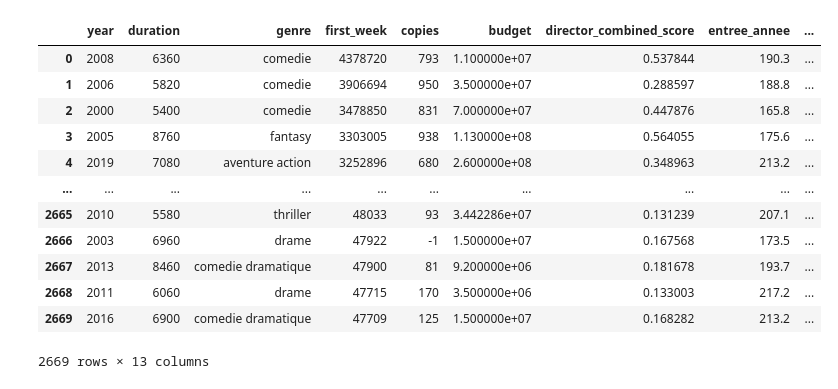
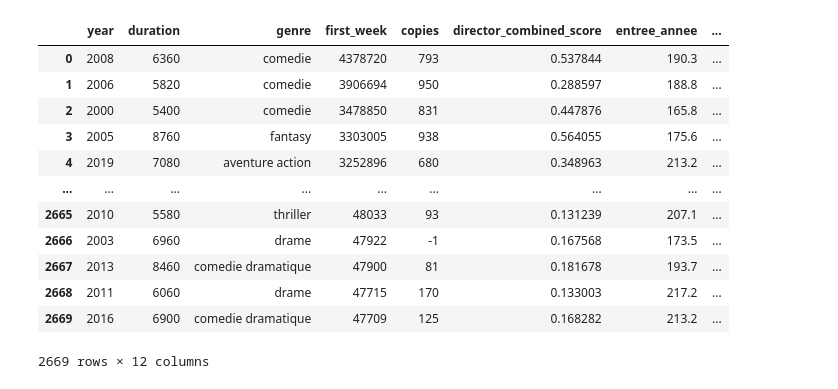
Before and after one commit to AFlo59/Brief_Popularity_Film, a Jupyter notebook: modelisation/model.ipynb, the cells around one changed output. Cells and saved outputs as stored; diff of their text form; code cells hidden in the pictures.

```diff
--- a/modelisation/model.ipynb
+++ b/modelisation/model.ipynb
@@ -15,25 +15,25 @@ set_config(transform_output="pandas")
 # %%
 data_path = "Dataset_analyse.csv"
 df = pd.read_csv(data_path)
 
-df = df.drop(['month','month_name','raw_title','actor_list','total_actor_scores','rating_press','day',"total_spectator",'distributor','classification_country','country','director',"hebdo_rank","first_day","first_weekend","casting","award","lang"], axis=1)
+df = df.drop(['month','month_name','raw_title','actor_list','budget','total_actor_scores','rating_press','day',"total_spectator",'distributor','classification_country','country','director',"hebdo_rank","first_day","first_weekend","casting","award","lang"], axis=1)
 df = df.dropna()
 
 df
 # %% [output]
-|  | year | duration | genre | first_week | copies | budget | director_combined_score | entree_annee | ... |
-| 0 | 2008 | 6360 | comedie | 4378720 | 793 | 1.100000e+07 | 0.537844 | 190.3 | ... |
-| 1 | 2006 | 5820 | comedie | 3906694 | 950 | 3.500000e+07 | 0.288597 | 188.8 | ... |
-| 2 | 2000 | 5400 | comedie | 3478850 | 831 | 7.000000e+07 | 0.447876 | 165.8 | ... |
-| 3 | 2005 | 8760 | fantasy | 3303005 | 938 | 1.130000e+08 | 0.564055 | 175.6 | ... |
-| 4 | 2019 | 7080 | aventure action | 3252896 | 680 | 2.600000e+08 | 0.348963 | 213.2 | ... |
-| ... | ... | ... | ... | ... | ... | ... | ... | ... | ... |
-| 2665 | 2010 | 5580 | thriller | 48033 | 93 | 3.442286e+07 | 0.131239 | 207.1 | ... |
-| 2666 | 2003 | 6960 | drame | 47922 | -1 | 1.500000e+07 | 0.167568 | 173.5 | ... |
-| 2667 | 2013 | 8460 | comedie dramatique | 47900 | 81 | 9.200000e+06 | 0.181678 | 193.7 | ... |
-| 2668 | 2011 | 6060 | drame | 47715 | 170 | 3.500000e+06 | 0.133003 | 217.2 | ... |
-| 2669 | 2016 | 6900 | comedie dramatique | 47709 | 125 | 1.500000e+07 | 0.168282 | 213.2 | ... |
+|  | year | duration | genre | first_week | copies | director_combined_score | entree_annee | ... |
+| 0 | 2008 | 6360 | comedie | 4378720 | 793 | 0.537844 | 190.3 | ... |
+| 1 | 2006 | 5820 | comedie | 3906694 | 950 | 0.288597 | 188.8 | ... |
+| 2 | 2000 | 5400 | comedie | 3478850 | 831 | 0.447876 | 165.8 | ... |
+| 3 | 2005 | 8760 | fantasy | 3303005 | 938 | 0.564055 | 175.6 | ... |
+| 4 | 2019 | 7080 | aventure action | 3252896 | 680 | 0.348963 | 213.2 | ... |
+| ... | ... | ... | ... | ... | ... | ... | ... | ... |
+| 2665 | 2010 | 5580 | thriller | 48033 | 93 | 0.131239 | 207.1 | ... |
+| 2666 | 2003 | 6960 | drame | 47922 | -1 | 0.167568 | 173.5 | ... |
+| 2667 | 2013 | 8460 | comedie dramatique | 47900 | 81 | 0.181678 | 193.7 | ... |
+| 2668 | 2011 | 6060 | drame | 47715 | 170 | 0.133003 | 217.2 | ... |
+| 2669 | 2016 | 6900 | comedie dramatique | 47709 | 125 | 0.168282 | 213.2 | ... |
-2669 rows × 13 columns
+2669 rows × 12 columns
 # %%
 X = df.drop(['first_week'], axis=1)
 y = df.first_week
```
Also changed, not shown: parts of 4 cells of this notebook, 2 other files.
